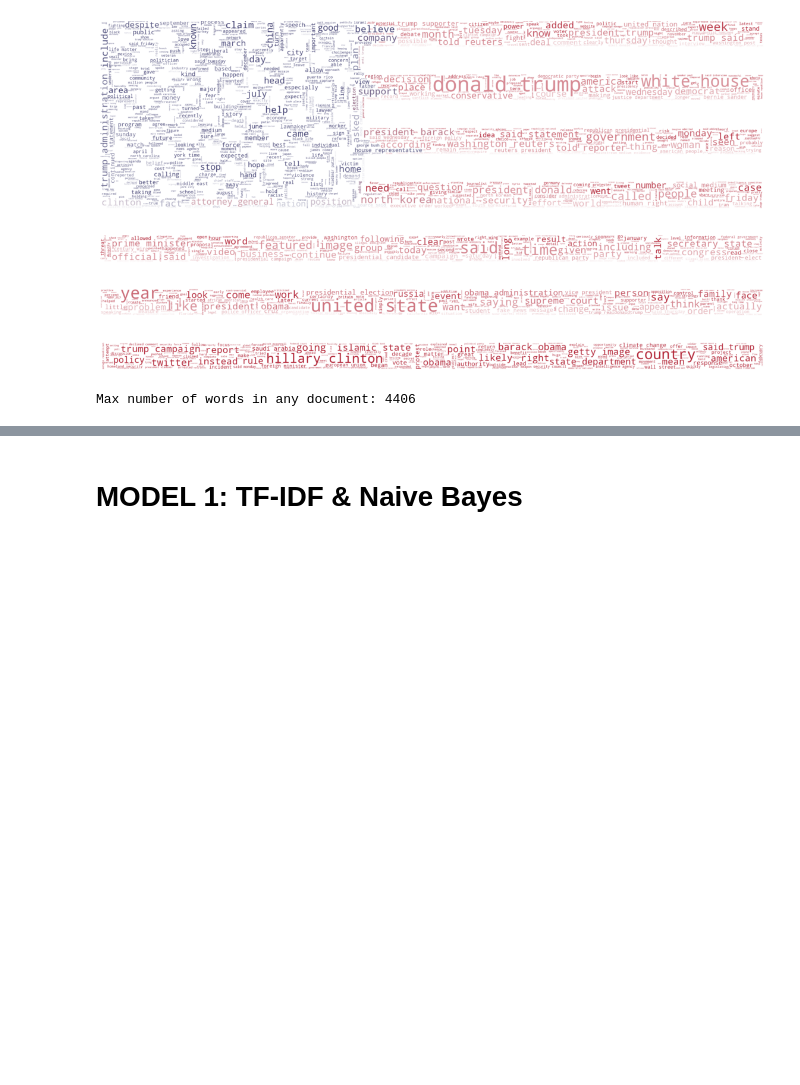
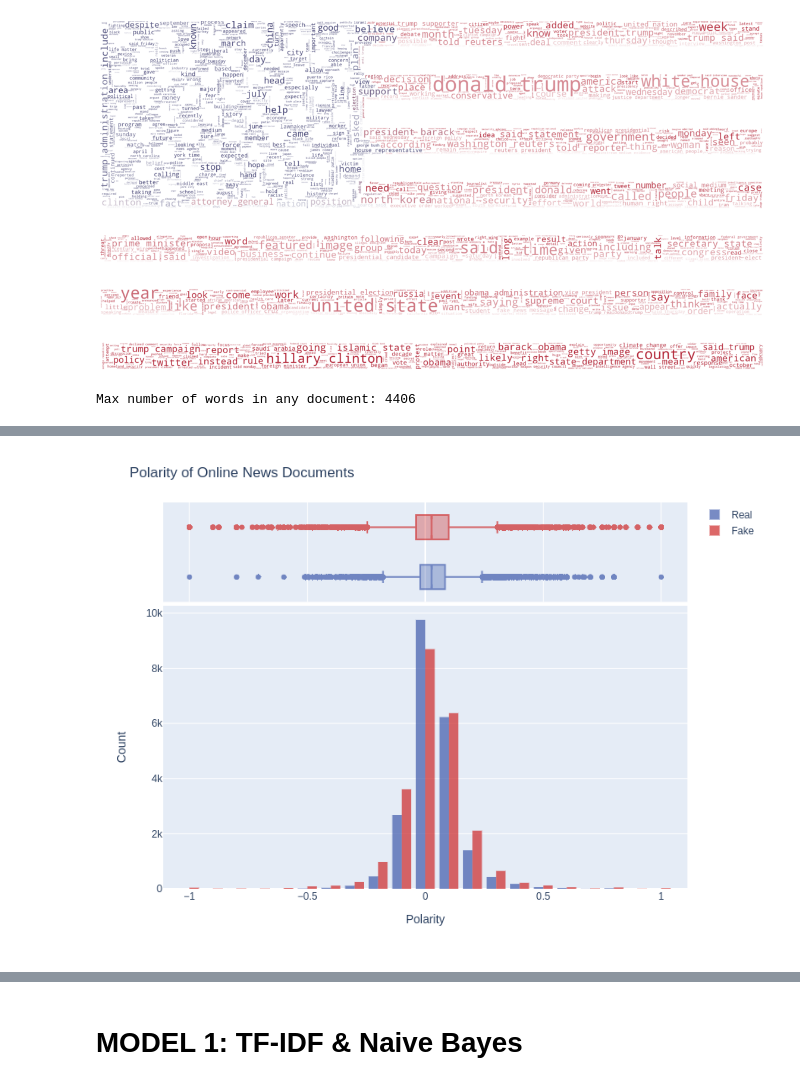
Before and after one commit to matthewpolanco/FakeNewsClassification, a Jupyter notebook: CS_767_Matthew_Polanco_Term_Project.ipynb, the cells around one changed output, grey strips where cells are left out. Cells and saved outputs as stored; diff of their text form; code cells hidden in the pictures; blank space fills up the shorter version.

```diff
--- a/CS_767_Matthew_Polanco_Term_Project.ipynb
+++ b/CS_767_Matthew_Polanco_Term_Project.ipynb
@@ -282,0 +313,10 @@ fig.show('png')
+# %%
+sub = data.copy()
+sub['Label'] = np.where(sub['isReal'] == 1, 'Real', 'Fake')
+fig = px.histogram(sub, x="polarity", color = 'Label', color_discrete_sequence = ['#3D59AB','#CD2626'], nbins=21, marginal="box", labels = {'Label':''})
+fig.update_traces(opacity=0.70)
+fig.update_layout(barmode='group')
+fig.update_layout(height=600, width=800, title_text="Polarity of Online News Documents", xaxis_title="Polarity", yaxis_title="Count")
+fig.show('png')
+# %% [output]
+[figure, added]
```
Also changed, not shown: parts of 15 cells of this notebook.
